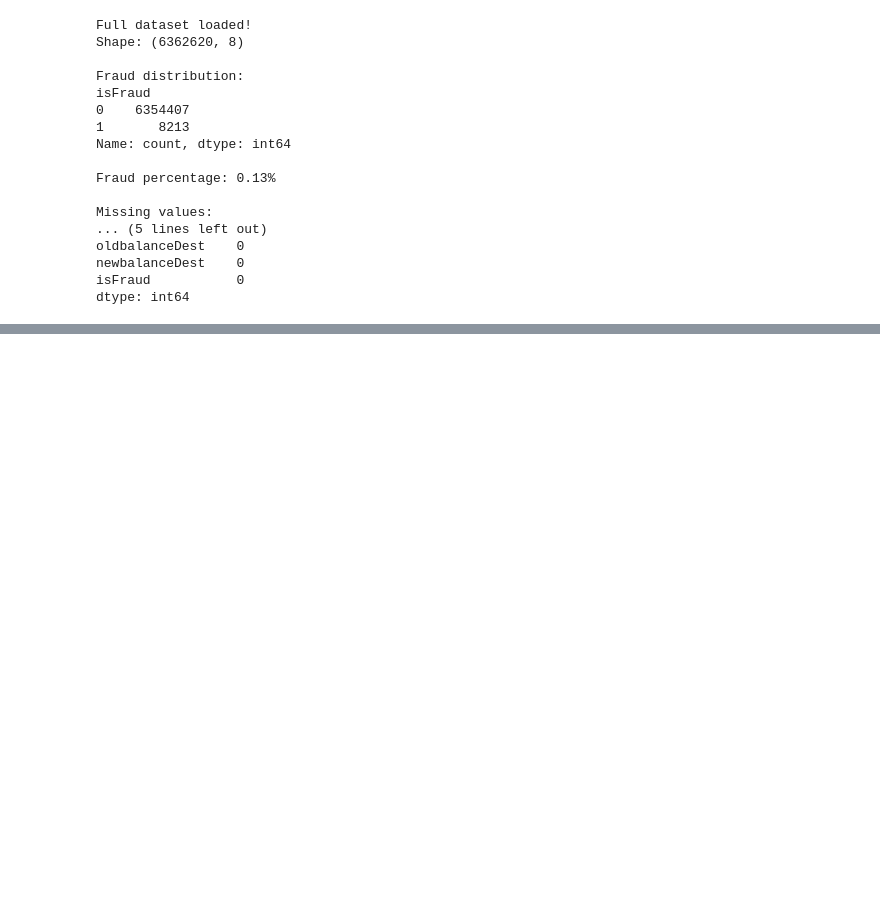
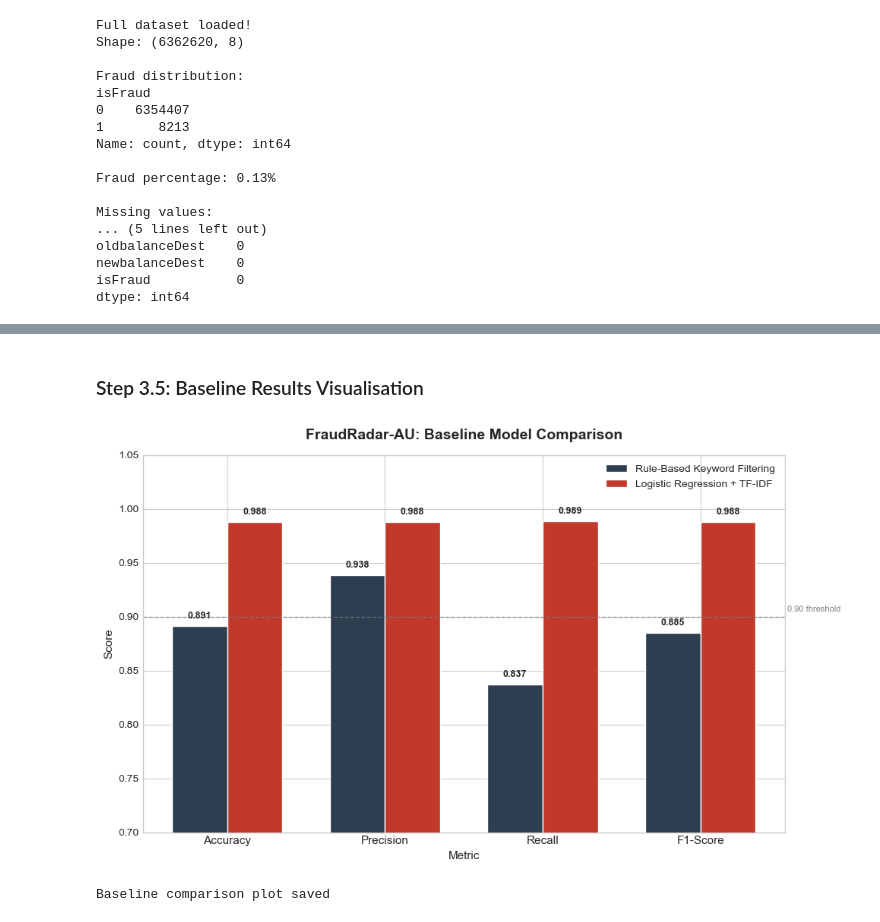
Before and after one commit to Amanda1005/FraudRadar-AU, a Jupyter notebook: notebooks/01_data_preparation.ipynb, the cells around one changed output, grey strips where cells are left out. Cells and saved outputs as stored; diff of their text form; code cells hidden in the pictures; blank space fills up the shorter version.

```diff
--- a/notebooks/01_data_preparation.ipynb
+++ b/notebooks/01_data_preparation.ipynb
@@ -467,0 +567,55 @@ print("Academic style EDA plots saved!")
+# %% [markdown]
+### Step 3.5: Baseline Results Visualisation
+# %%
+plt.style.use('seaborn-v0_8-whitegrid')
+colors_bar = ['#2C3E50', '#C0392B']
+
+metrics = ['Accuracy', 'Precision', 'Recall', 'F1-Score']
+rule_scores = [0.8912, 0.9384, 0.8373, 0.8850]
+lr_scores = [0.9881, 0.9876, 0.9886, 0.9881]
+
+x = np.arange(len(metrics))
+width = 0.35
+
+fig, ax = plt.subplots(figsize=(10, 6))
+
+bars1 = ax.bar(x - width/2, rule_scores, width,
+               label='Rule-Based Keyword Filtering',
+               color=colors_bar[0], edgecolor='white')
+bars2 = ax.bar(x + width/2, lr_scores, width,
+               label='Logistic Regression + TF-IDF',
+               color=colors_bar[1], edgecolor='white')
+
+ax.set_title('FraudRadar-AU: Baseline Model Comparison',
+             fontsize=14, fontweight='bold', pad=15)
+ax.set_ylabel('Score', fontsize=11)
+ax.set_xlabel('Metric', fontsize=11)
+ax.set_xticks(x)
+ax.set_xticklabels(metrics, fontsize=11)
+ax.set_ylim(0.7, 1.05)
+ax.legend(fontsize=10)
+ax.axhline(y=0.90, color='gray', linestyle='--',
+           linewidth=1, alpha=0.7)
+ax.text(3.55, 0.905, '0.90 threshold',
+        fontsize=8, color='gray')
+
+# Add value labels
+for bar in bars1:
+    ax.text(bar.get_x() + bar.get_width()/2.,
+            bar.get_height() + 0.005,
+            f'{bar.get_height():.3f}',
+            ha='center', va='bottom', fontsize=9, fontweight='bold')
+for bar in bars2:
+    ax.text(bar.get_x() + bar.get_width()/2.,
+            bar.get_height() + 0.005,
+            f'{bar.get_height():.3f}',
+            ha='center', va='bottom', fontsize=9, fontweight='bold')
+
+plt.tight_layout()
+plt.savefig('../results/figures/baseline_comparison.png',
+            dpi=150, bbox_inches='tight', facecolor='white')
+plt.show()
+print("Baseline comparison plot saved")
+# %% [output]
+[figure, added]
+Baseline comparison plot saved
```
Also changed, not shown: parts of 36 cells of this notebook, 4 other files.
